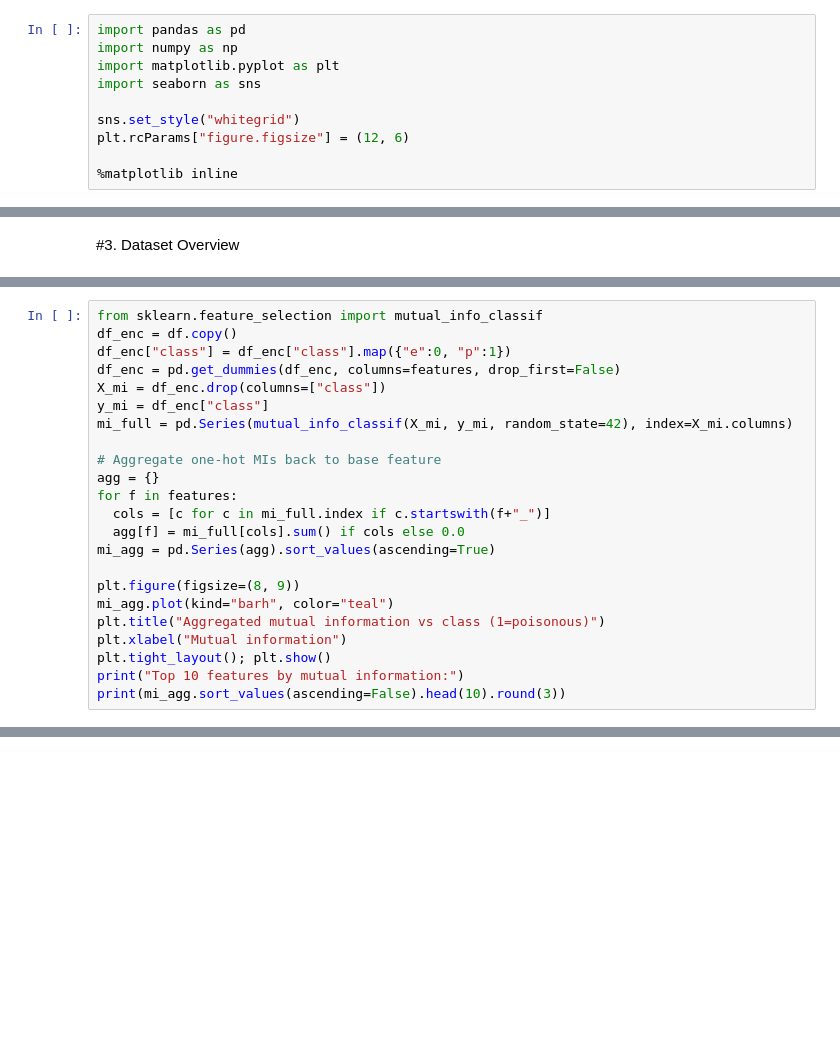
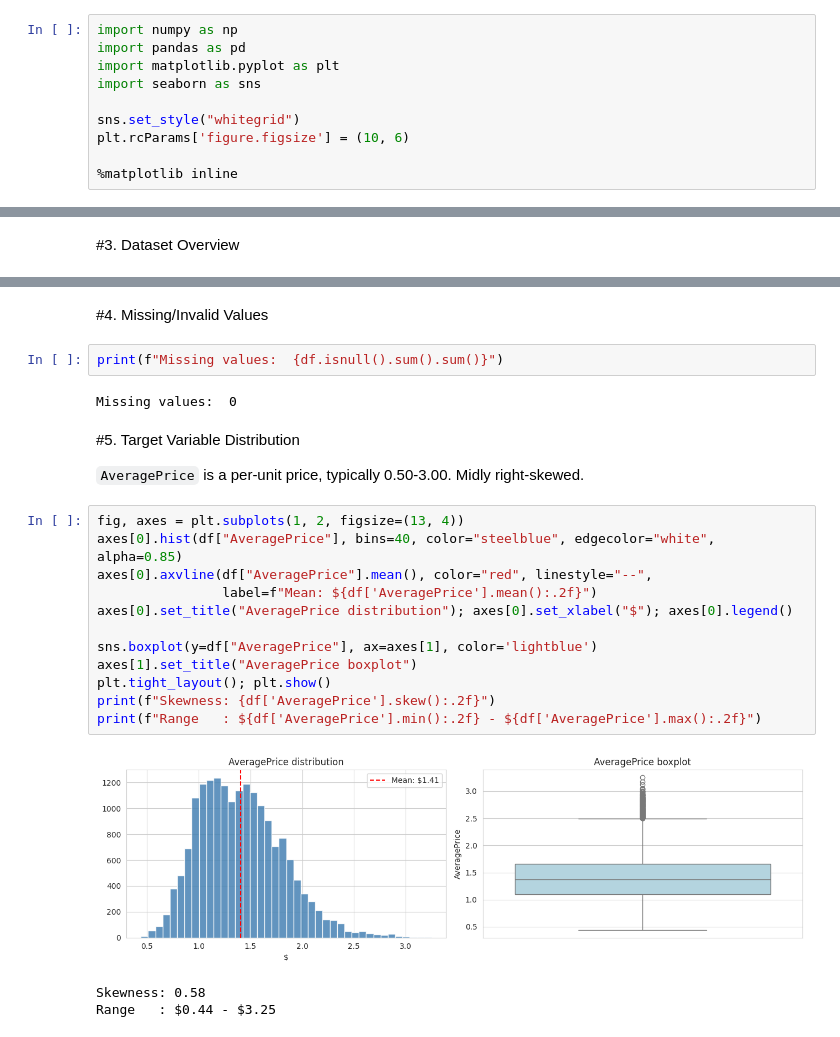
Before and after one commit to JWasonga/Statistical_Data_Analytics, a Jupyter notebook: 1_eda.ipynb, the cells around one changed output, grey strips where cells are left out. Drawn from its saved outputs; the diff is of its cells as text; blank space fills up the shorter version.

```diff
--- a/1_eda.ipynb
+++ b/1_eda.ipynb
@@ -9,13 +9,13 @@ We explore the **UCI Agaricus-Lepoita** dataset: which categorical attributes of
 # %% [markdown]
 #1. Import Libraries
 # %%
+import numpy as np
 import pandas as pd
-import numpy as np
 import matplotlib.pyplot as plt
 import seaborn as sns
 
 sns.set_style("whitegrid")
-plt.rcParams["figure.figsize"] = (12, 6)
+plt.rcParams['figure.figsize'] = (10, 6)
 
 %matplotlib inline
 # %% [markdown]
@@ -153,23 +77,0 @@ plt.tight_layout(); plt.show()
-# %%
-from sklearn.feature_selection import mutual_info_classif
-df_enc = df.copy()
-df_enc["class"] = df_enc["class"].map({"e":0, "p":1})
-df_enc = pd.get_dummies(df_enc, columns=features, drop_first=False)
-X_mi = df_enc.drop(columns=["class"])
-y_mi = df_enc["class"]
-mi_full = pd.Series(mutual_info_classif(X_mi, y_mi, random_state=42), index=X_mi.columns)
-
-# Aggregate one-hot MIs back to base feature
-agg = {}
-for f in features:
-  cols = [c for c in mi_full.index if c.startswith(f+"_")]
-  agg[f] = mi_full[cols].sum() if cols else 0.0
-mi_agg = pd.Series(agg).sort_values(ascending=True)
-
-plt.figure(figsize=(8, 9))
-mi_agg.plot(kind="barh", color="teal")
-plt.title("Aggregated mutual information vs class (1=poisonous)")
-plt.xlabel("Mutual information")
-plt.tight_layout(); plt.show()
-print("Top 10 features by mutual information:")
-print(mi_agg.sort_values(ascending=False).head(10).round(3))
@@ -273,0 +103,26 @@ plt.tight_layout(); plt.show()
+# %% [markdown]
+#4. Missing/Invalid Values
+# %%
+print(f"Missing values:  {df.isnull().sum().sum()}")
+# %% [output]
+Missing values:  0
+# %% [markdown]
+#5. Target Variable Distribution
+
+`AveragePrice` is a per-unit price, typically 0.50-3.00. Midly right-skewed.
+# %%
+fig, axes = plt.subplots(1, 2, figsize=(13, 4))
+axes[0].hist(df["AveragePrice"], bins=40, color="steelblue", edgecolor="white", alpha=0.85)
+axes[0].axvline(df["AveragePrice"].mean(), color="red", linestyle="--",
+                label=f"Mean: ${df['AveragePrice'].mean():.2f}")
+axes[0].set_title("AveragePrice distribution"); axes[0].set_xlabel("$"); axes[0].legend()
+
+sns.boxplot(y=df["AveragePrice"], ax=axes[1], color='lightblue')
+axes[1].set_title("AveragePrice boxplot")
+plt.tight_layout(); plt.show()
+print(f"Skewness: {df['AveragePrice'].skew():.2f}")
+print(f"Range   : ${df['AveragePrice'].min():.2f} - ${df['AveragePrice'].max():.2f}")
+# %% [output]
+[figure, added]
+Skewness: 0.58
+Range   : $0.44 - $3.25
```
Also changed, not shown: parts of 41 cells of this notebook.
